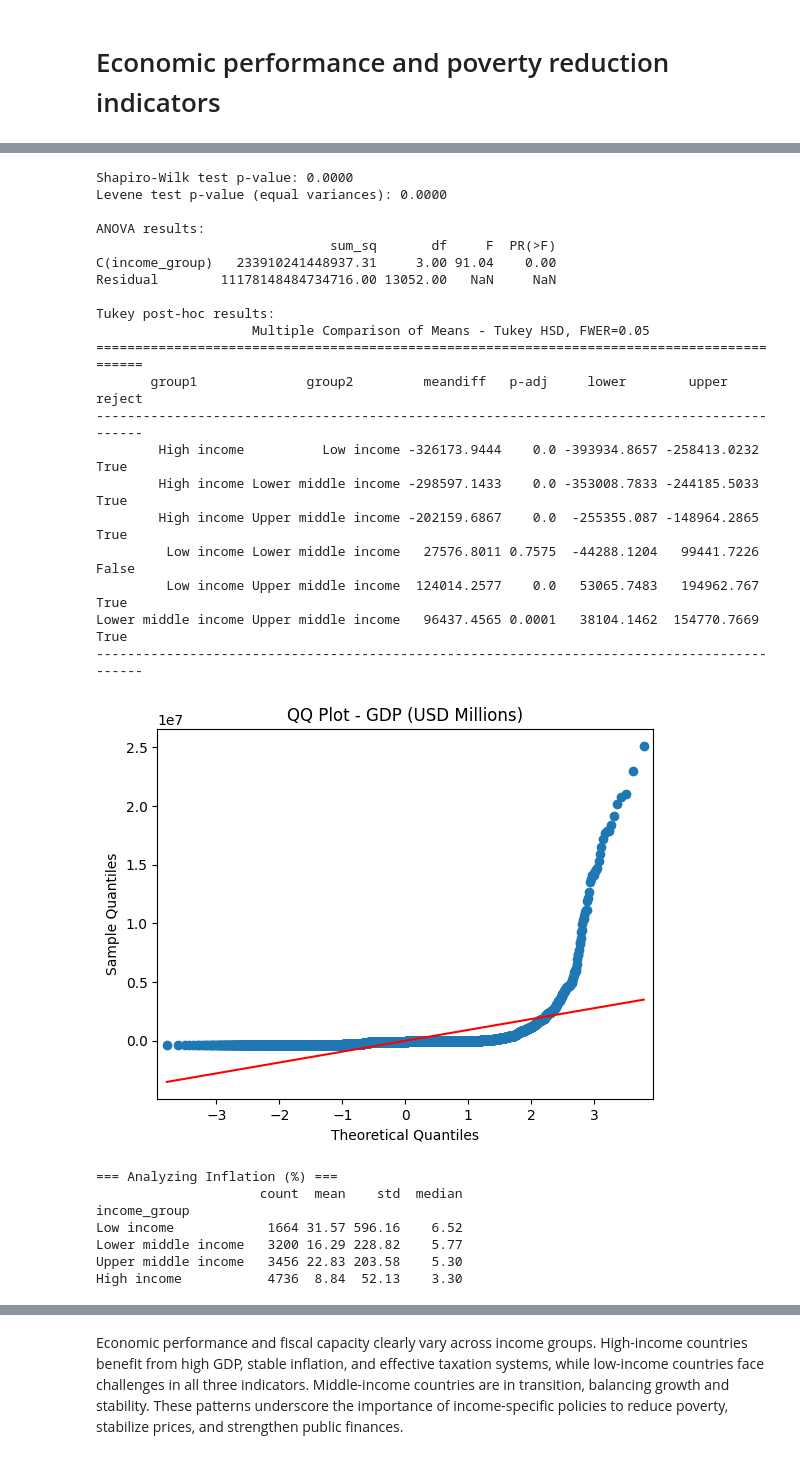
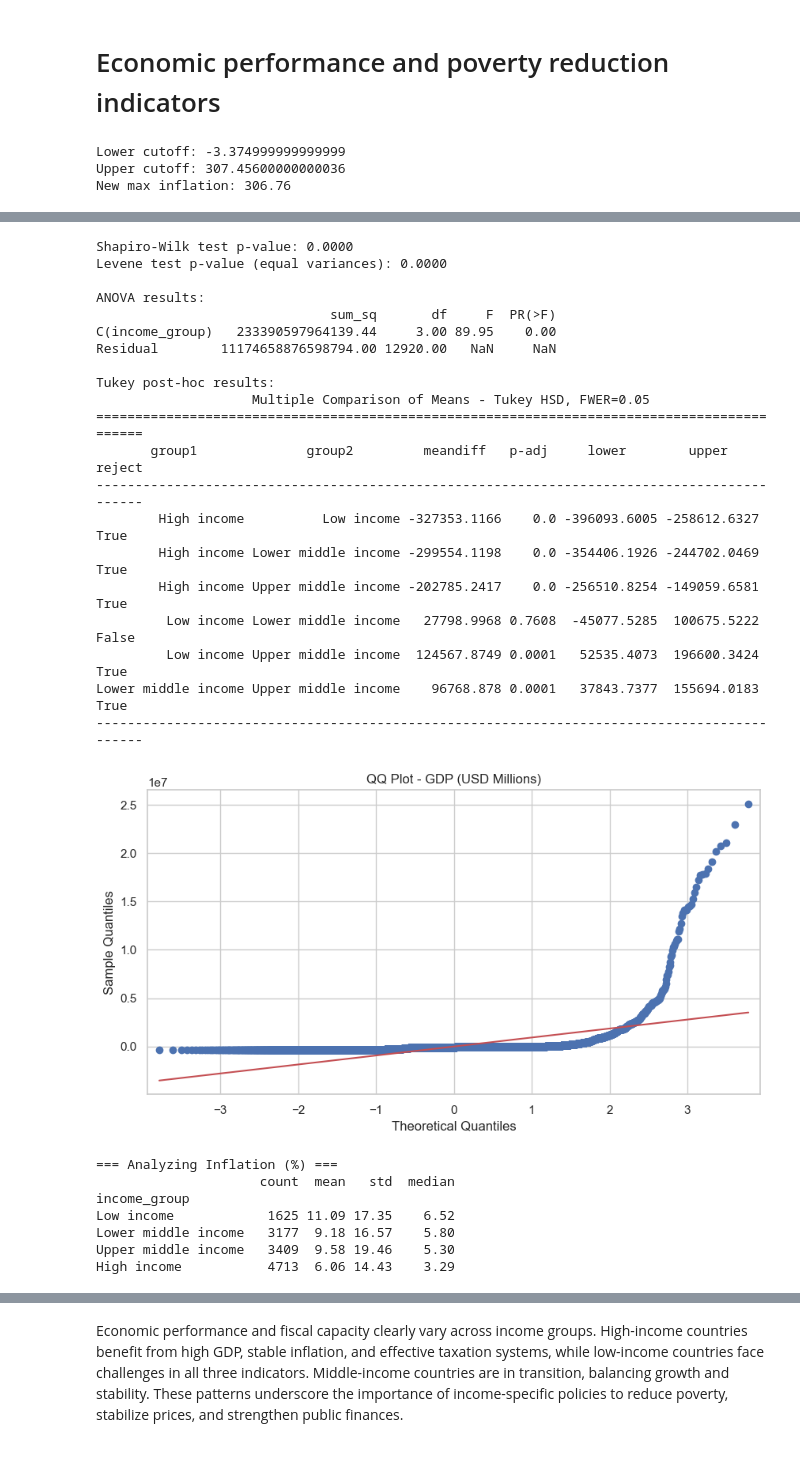
Before and after one commit to StefanFSmid/ASDA_2025_Group_3_Porfolio, a Jupyter notebook: notebooks/week_05_group_3_notebook.ipynb, the cells around one changed output, grey strips where cells are left out. Drawn from its saved outputs; the diff is of its cells as text; code cells hidden in the pictures.

```diff
--- a/notebooks/week_05_group_3_notebook.ipynb
+++ b/notebooks/week_05_group_3_notebook.ipynb
@@ -1891,11 +2000,31 @@ from statsmodels.stats.multicomp import pairwise_tukeyhsd
 import statsmodels.api as sm
 import plotly.offline as pyo
 pyo.init_notebook_mode(connected=True)
+# %%
+# Using percentiles to define a broader range
+lower_cutoff = cleanmerged_df['inflation_yr_pct'].quantile(0.005)  # 0.5th percentile
+upper_cutoff = cleanmerged_df['inflation_yr_pct'].quantile(0.995)  # 99.5th percentile
+
+print(f"Lower cutoff: {lower_cutoff}")
+print(f"Upper cutoff: {upper_cutoff}")
+
+# Filter the data to remove extreme outliers beyond this range
+clean_inflation_df = cleanmerged_df[
+    (cleanmerged_df['inflation_yr_pct'] >= lower_cutoff) &
+    (cleanmerged_df['inflation_yr_pct'] <= upper_cutoff)
+]
+
+# Check the new max after filtering
+print(f"New max inflation: {clean_inflation_df['inflation_yr_pct'].max()}")
+# %% [output]
+Lower cutoff: -3.374999999999999
+Upper cutoff: 307.45600000000036
+New max inflation: 306.76
 # %%
 #Clean income group names
-cleanmerged_df['income_group'] = cleanmerged_df['income_group'].str.strip()
-cleanmerged_df['income_group'] = pd.Categorical(
-    cleanmerged_df['income_group'],
+clean_inflation_df['income_group'] = clean_inflation_df['income_group'].str.strip()
+clean_inflation_df['income_group'] = pd.Categorical(
+    clean_inflation_df['income_group'],
     categories=['Low income','Lower middle income','Upper middle income','High income'],
     ordered=True
 )
@@ -1916,7 +2045,7 @@ palette = {
 #Loop through indicators
 for col, label in econ_indicators.items():
     print(f"\n=== Analyzing {label} ===")
-    data = cleanmerged_df[['income_group', col]].dropna()
+    data = clean_inflation_df[['income_group', col]].dropna()
 
     # Summary statistics
     summary_df = data.groupby('income_group')[col].agg(['count','mean','std','median'])
@@ -1989,28 +2118,28 @@ High income           4736 334334.04 1366683.84 24311.57
 Shapiro-Wilk test p-value: 0.0000
 Levene test p-value (equal variances): 0.0000
 
 ANOVA results:
                               sum_sq       df     F  PR(>F)
-C(income_group)   233910241448937.31     3.00 91.04    0.00
-Residual        11178148484734716.00 13052.00   NaN     NaN
+C(income_group)   233390597964139.44     3.00 89.95    0.00
+Residual        11174658876598794.00 12920.00   NaN     NaN
 
 Tukey post-hoc results:
                     Multiple Comparison of Means - Tukey HSD, FWER=0.05
 ============================================================================================
        group1              group2         meandiff   p-adj     lower        upper     reject
 --------------------------------------------------------------------------------------------
-        High income          Low income -326173.9444    0.0 -393934.8657 -258413.0232   True
-        High income Lower middle income -298597.1433    0.0 -353008.7833 -244185.5033   True
-        High income Upper middle income -202159.6867    0.0  -255355.087 -148964.2865   True
-         Low income Lower middle income   27576.8011 0.7575  -44288.1204   99441.7226  False
-         Low income Upper middle income  124014.2577    0.0   53065.7483   194962.767   True
-Lower middle income Upper middle income   96437.4565 0.0001   38104.1462  154770.7669   True
+        High income          Low income -327353.1166    0.0 -396093.6005 -258612.6327   True
+        High income Lower middle income -299554.1198    0.0 -354406.1926 -244702.0469   True
+        High income Upper middle income -202785.2417    0.0 -256510.8254 -149059.6581   True
+         Low income Lower middle income   27798.9968 0.7608  -45077.5285  100675.5222  False
+         Low income Upper middle income  124567.8749 0.0001   52535.4073  196600.3424   True
+Lower middle income Upper middle income    96768.878 0.0001   37843.7377  155694.0183   True
 --------------------------------------------------------------------------------------------
-[figure, old version]
+[figure, new version]
 === Analyzing Inflation (%) ===
-                     count  mean    std  median
+                     count  mean   std  median
 income_group
-Low income            1664 31.57 596.16    6.52
-Lower middle income   3200 16.29 228.82    5.77
-Upper middle income   3456 22.83 203.58    5.30
-High income           4736  8.84  52.13    3.30
+Low income            1625 11.09 17.35    6.52
+Lower middle income   3177  9.18 16.57    5.80
+Upper middle income   3409  9.58 19.46    5.30
+High income           4713  6.06 14.43    3.29
```
Also changed, not shown: parts of 32 cells of this notebook.
